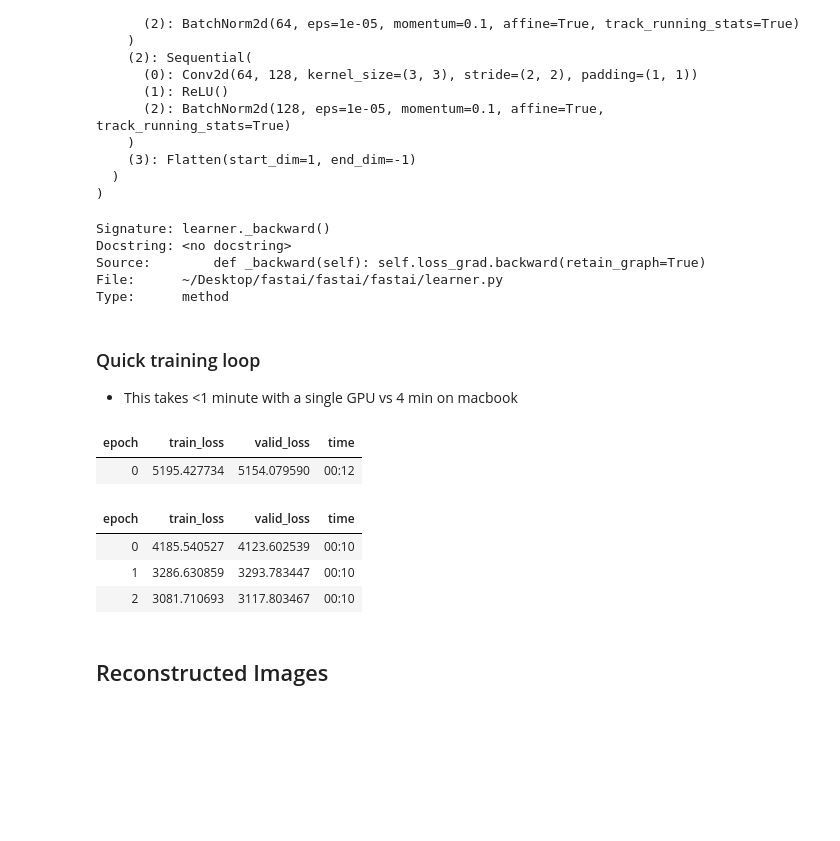
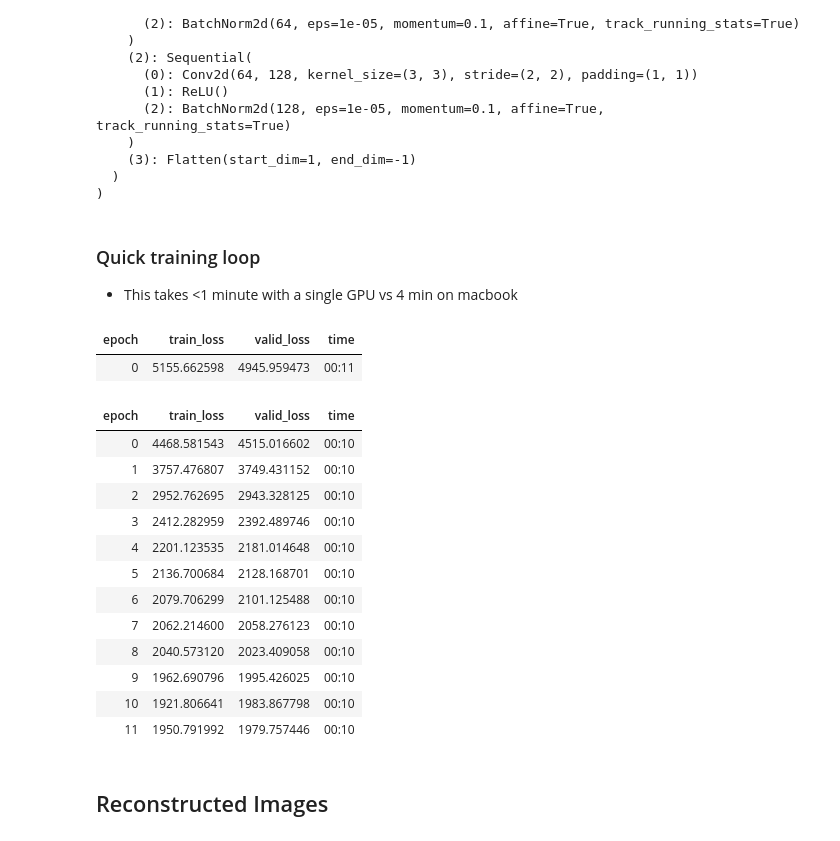
Before and after one commit to azaidi06/generative, a Jupyter notebook: autoencoder.ipynb, the cells around one changed output. Saved outputs shown, nothing was run; the diff lists cells and outputs as text; code cells hidden in the pictures; blank space fills up the shorter version.

```diff
--- a/autoencoder.ipynb
+++ b/autoencoder.ipynb
@@ -78,27 +78,28 @@ Encoder(
     (3): Flatten(start_dim=1, end_dim=-1)
   )
 )
-# %%
-learner._backward??
-# %% [output]
-Signature: learner._backward()
-Docstring: <no docstring>
-Source:        def _backward(self): self.loss_grad.backward(retain_graph=True)
-File:      ~/Desktop/fastai/fastai/fastai/learner.py
-Type:      method
 # %% [markdown]
 ### Quick training loop
 * This takes <1 minute with a single GPU vs 4 min on macbook
 # %%
 #| echo: true
-learner.fine_tune(3, 3e-2)
+learner.fine_tune(12, 3e-2)
 # %% [output]
 | epoch | train_loss | valid_loss | time |
-| 0 | 5195.427734 | 5154.079590 | 00:12 |
+| 0 | 5155.662598 | 4945.959473 | 00:11 |
 | epoch | train_loss | valid_loss | time |
-| 0 | 4185.540527 | 4123.602539 | 00:10 |
-| 1 | 3286.630859 | 3293.783447 | 00:10 |
-| 2 | 3081.710693 | 3117.803467 | 00:10 |
+| 0 | 4468.581543 | 4515.016602 | 00:10 |
+| 1 | 3757.476807 | 3749.431152 | 00:10 |
+| 2 | 2952.762695 | 2943.328125 | 00:10 |
+| 3 | 2412.282959 | 2392.489746 | 00:10 |
+| 4 | 2201.123535 | 2181.014648 | 00:10 |
+| 5 | 2136.700684 | 2128.168701 | 00:10 |
+| 6 | 2079.706299 | 2101.125488 | 00:10 |
+| 7 | 2062.214600 | 2058.276123 | 00:10 |
+| 8 | 2040.573120 | 2023.409058 | 00:10 |
+| 9 | 1962.690796 | 1995.426025 | 00:10 |
+| 10 | 1921.806641 | 1983.867798 | 00:10 |
+| 11 | 1950.791992 | 1979.757446 | 00:10 |
 # %% [markdown]
 ## Reconstructed Images
 # %%
```
Also changed, not shown: parts of 3 cells of this notebook, 3 other files.
